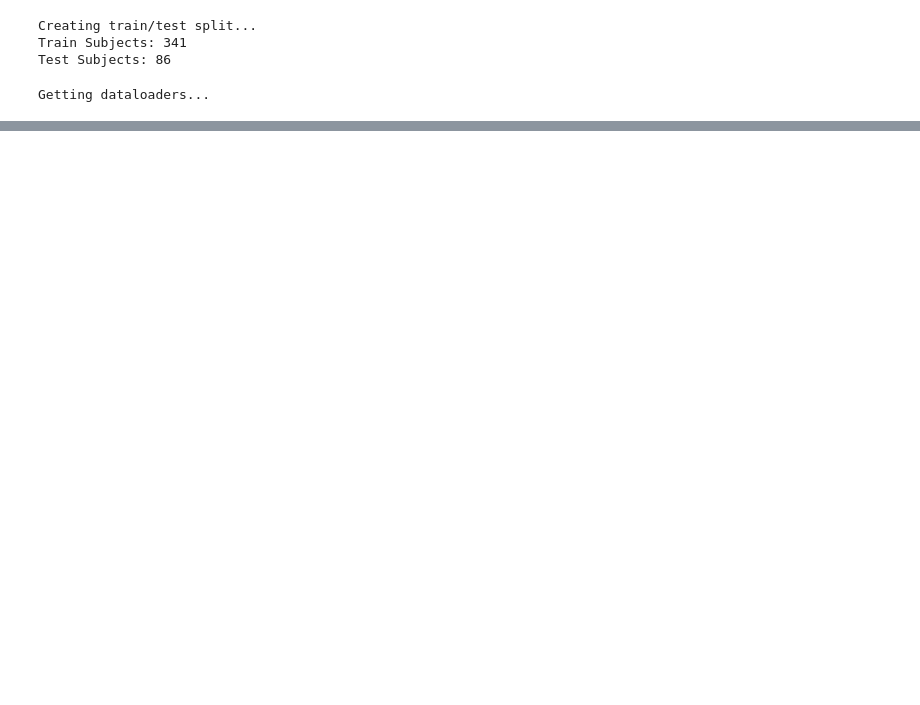
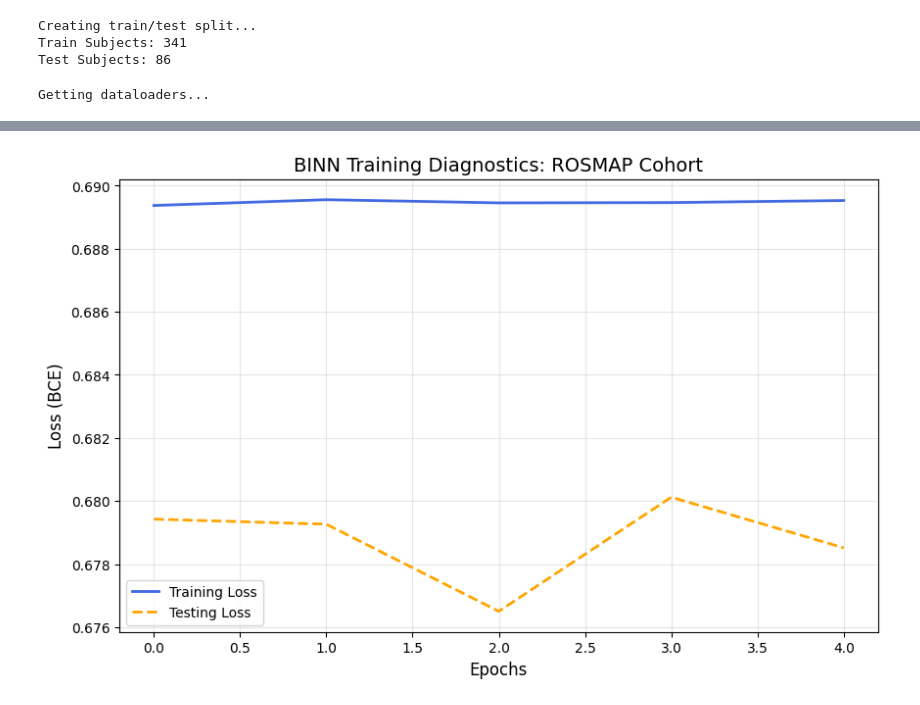
Before and after one commit to ThomasM31/BBTX11-VT26-07, a Jupyter notebook: BINN/data_handling_test.ipynb, the cells around one changed output, grey strips where cells are left out. Cells and saved outputs as stored; diff of their text form; code cells hidden in the pictures; blank space fills up the shorter version.

Commit message:
updated testing

```diff
--- a/BINN/data_handling_test.ipynb
+++ b/BINN/data_handling_test.ipynb
@@ -15,15 +13,13 @@ warnings.filterwarnings("ignore")
 # %%
 # GLOBALS
 ALL_CELLTYPES = [0,1,2,3,4,5,6,7,8]
-EPOCHS = 20
 TRAIN_SIZE = 0.8
 BATCH_SIZE = 16
-MASK_PATHS = [f"/data/shared/alzgene26/PathwayData/MaskMatrixLayers/mg_200_mc_200_mhvg1000/oligo_exc3_exc2_vasc_immune_astro_inhi_opcs_exc1_layer_{i}_mask.csv"
+MASK_PATHS = [f"/data/shared/alzgene26/PathwayData/MaskMatrixLayers/full_pipeline/mg_200_mc_200_mhvg1000/oligo_exc3_exc2_vasc_immune_astro_inhi_opcs_exc1_layer_{i}_mask.csv"
               for i in range(5)]
 
 device = torch.device("cuda" if torch.cuda.is_available() else "cpu")
 
-base_path = "/data/shared/alzgene26"
-data_path = base_path + "/data/processed_data/completed/mg_200_mc_200_mhvg1000/"
-comp_proc_data_path = base_path + "/data/processed_data/extracted_from_completed/"
-comp_proc_data_path
+base_path = "/data/shared/alzgene26/data"
+data_path = base_path + "/processed_data/completed/full_pipeline/mg_200_mc_200_mhvg1000/"
+danish_path = base_path + "/processed_data/danish/"
@@ -32,4 +34,4 @@ comp_proc_data_path
 # %%
-print("Reading completed processed adata...")
-datasets = ctts.read_files(to_include=ALL_CELLTYPES, filepath=comp_proc_data_path)
+print("Reading processed adata...")
+datasets = ctts.read_files(to_include=ALL_CELLTYPES, filepath=data_path)
 # %% [output]
@@ -133,12 +189,20 @@ optimizer = torch.optim.Adam(model.parameters(), lr=0.001)
 # %%
 # Step through the training
-for epoch in range(5):
+EPOCHS = 5
+history = {'train_loss': [], 'train_acc': [], 'test_loss': [], 'test_acc': []}
+
+for epoch in range(EPOCHS):
     train_loss, train_acc = bt.train_one_epoch(model, train_loader, criterion, optimizer, device)
     test_loss, test_acc = bt.test_one_epoch(model, test_loader, criterion, device)
 
-    print(f"Epoch {epoch+1} / {5}")
+    print(f"Epoch {epoch+1} / {EPOCHS}")
     print(f"Train Loss: {train_loss:.4f} | Train Acc: {train_acc:.4f}")
     print(f"Test Loss:  {test_loss:.4f} | Test Acc:  {test_acc:.4f}")
     print("-" * 30)
+
+    history['train_loss'].append(train_loss)
+    history['train_acc'].append(train_acc)
+    history['test_loss'].append(test_loss)
+    history['test_acc'].append(test_acc)
 # %% [output]
 Epoch 1 / 5
@@ -163 +227,17 @@ Test Loss:  0.6789 | Test Acc:  6.4693
 ------------------------------
+# %%
+# Plotting
+import matplotlib.pyplot as plt
+
+plt.figure(figsize=(10, 6))
+plt.plot(history['train_loss'], label='Training Loss', color='royalblue', linewidth=2)
+plt.plot(history['test_loss'], label='Testing Loss', color='orange', linestyle='--', linewidth=2)
+
+plt.title('BINN Training Diagnostics: ROSMAP Cohort', fontsize=14)
+plt.xlabel('Epochs', fontsize=12)
+plt.ylabel('Loss (BCE)', fontsize=12)
+plt.legend()
+plt.grid(alpha=0.3)
+plt.show()
+# %% [output]
+[figure, added]
```
Also changed, not shown: parts of 13 cells of this notebook.
